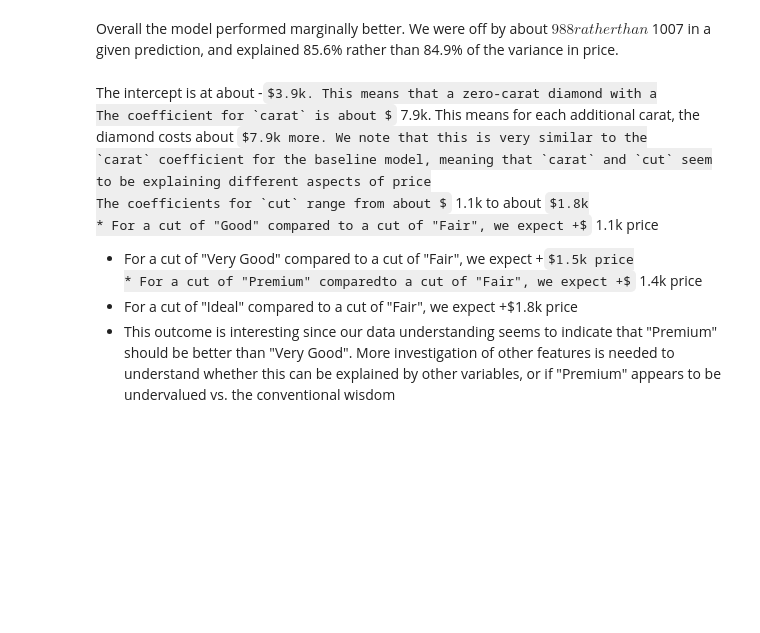
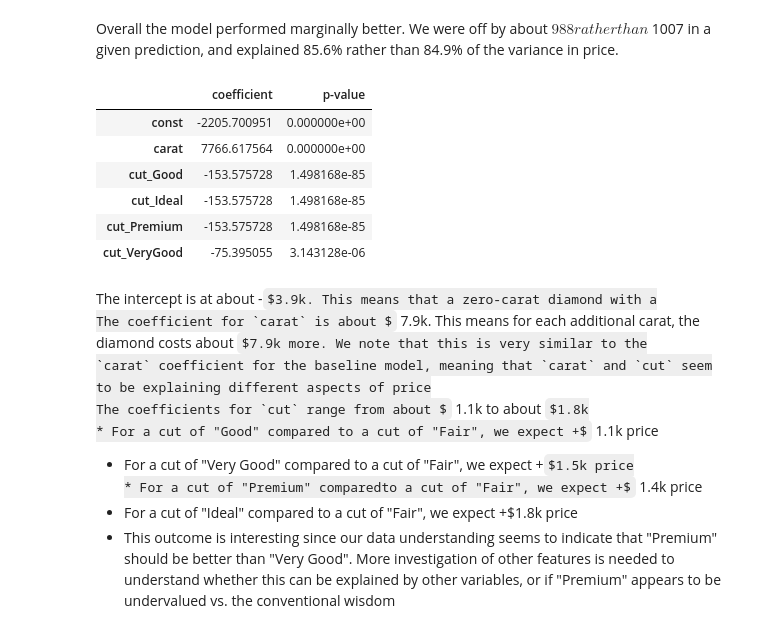
Before and after one commit to Bestina2024/dsc-multiple-regression-cumulative-lab-master, a Jupyter notebook: index.ipynb, the cells around one changed output. Saved outputs shown, nothing was run; the diff lists cells and outputs as text; code cells hidden in the pictures; some formulas as TeX source; blank space fills up the shorter version.

```diff
--- a/index.ipynb
+++ b/index.ipynb
@@ -457,6 +457,18 @@ baseline_results.rsquared_adj, iterated_results.rsquared_adj
 Overall the model performed marginally better. We were off by about $988 rather
 than $1007 in a given prediction, and explained 85.6% rather than 84.9% of the
 variance in price.
+# %%
+results_df = pd.concat([iterated_results.params, iterated_results.pvalues], axis=1)
+results_df.columns = ["coefficient", "p-value"]
+results_df
+# %% [output]
+|  | coefficient | p-value |
+| const | -2205.700951 | 0.000000e+00 |
+| carat | 7766.617564 | 0.000000e+00 |
+| cut_Good | -153.575728 | 1.498168e-85 |
+| cut_Ideal | -153.575728 | 1.498168e-85 |
+| cut_Premium | -153.575728 | 1.498168e-85 |
+| cut_VeryGood | -75.395055 | 3.143128e-06 |
 # %% [markdown]
 
  The intercept is at about -$3.9k. This means that a zero-carat diamond with a
```
